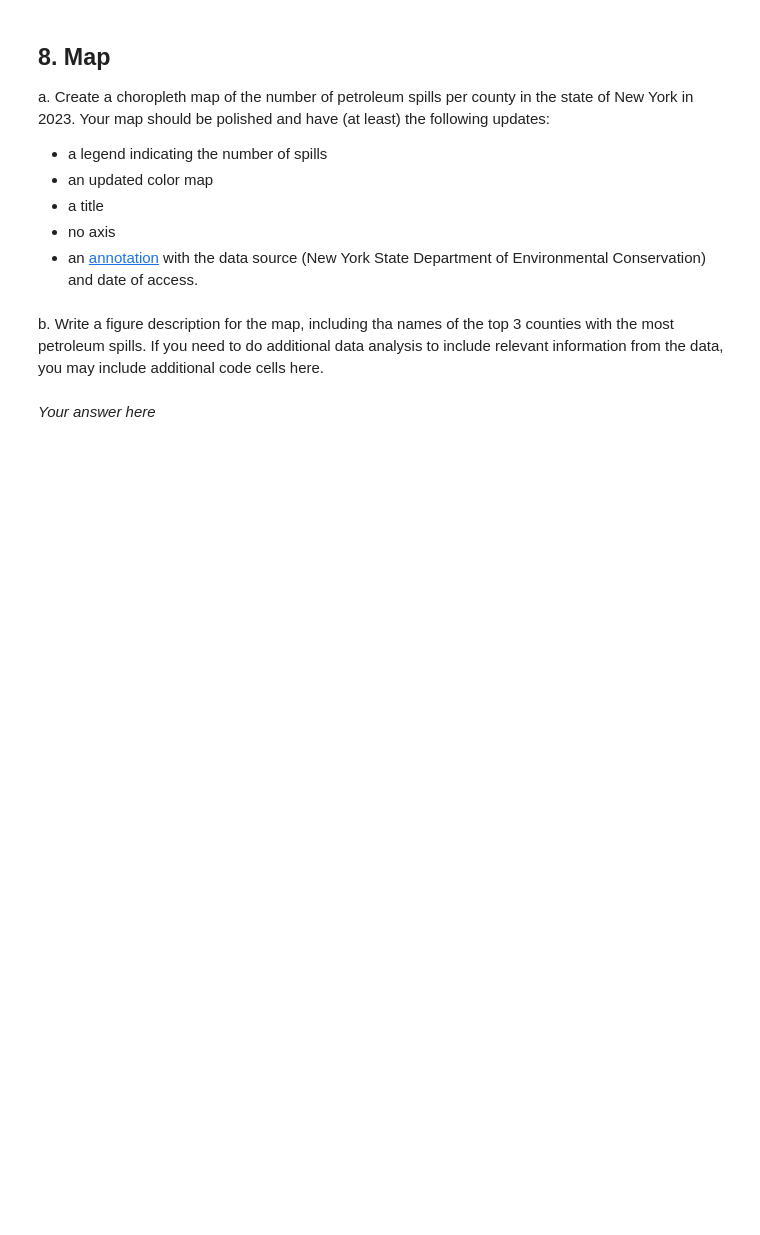
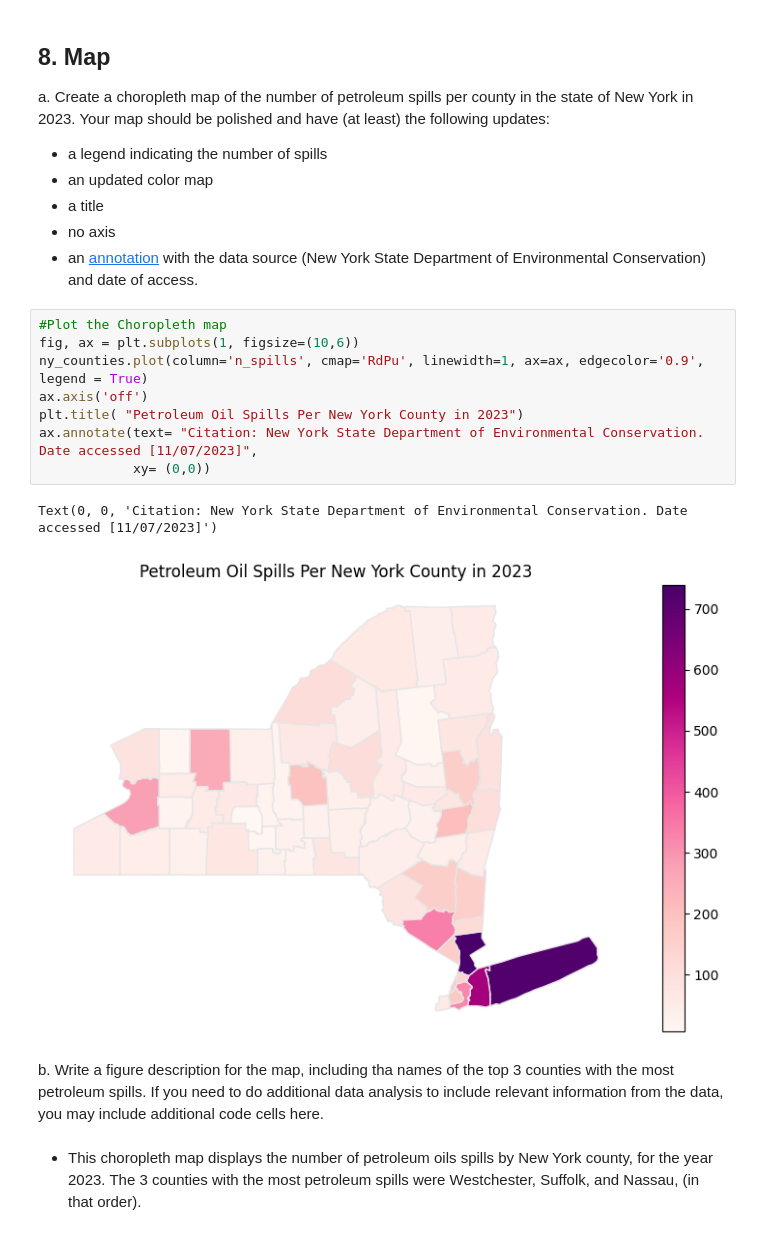
Before and after one commit to madisonenda/eds220-hwk3, a Jupyter notebook: hwk3-task2-oil-spills-Enda.ipynb, the cells around one changed output. Drawn from its saved outputs; the diff is of its cells as text; blank space fills up the shorter version.

Commit message:
Add NY oil spills map

```diff
--- a/hwk3-task2-oil-spills-Enda.ipynb
+++ b/hwk3-task2-oil-spills-Enda.ipynb
@@ -573,11 +573,22 @@ Your map should be polished and have (at least) the following updates:
 - a title
 - no axis
 - an [annotation](https://matplotlib.org/stable/api/_as_gen/matplotlib.pyplot.annotate.html) with the data source (New York State Department of Environmental Conservation) and date of access.
+# %%
+#Plot the Choropleth map
+fig, ax = plt.subplots(1, figsize=(10,6))
+ny_counties.plot(column='n_spills', cmap='RdPu', linewidth=1, ax=ax, edgecolor='0.9', legend = True)
+ax.axis('off')
+plt.title( "Petroleum Oil Spills Per New York County in 2023")
+ax.annotate(text= "Citation: New York State Department of Environmental Conservation. Date accessed [11/07/2023]",
+            xy= (0,0))
+# %% [output]
+Text(0, 0, 'Citation: New York State Department of Environmental Conservation. Date accessed [11/07/2023]')
+[figure, added]
 # %% [markdown]
 <!-- END QUESTION -->
 
 <!-- BEGIN QUESTION -->
 
 b. Write a figure description for the map, including tha names of the top 3 counties with the most petroleum spills. If you need to do additional data analysis to include relevant information from the data, you may include additional code cells here.
-# %% [markdown]
-*Your answer here*
+# %% [markdown]
+- This choropleth map displays the number of petroleum oils spills by New York county, for the year 2023. The 3 counties with the most petroleum spills were Westchester, Suffolk, and Nassau, (in that order).
```
Also changed, not shown: parts of 4 cells of this notebook.
